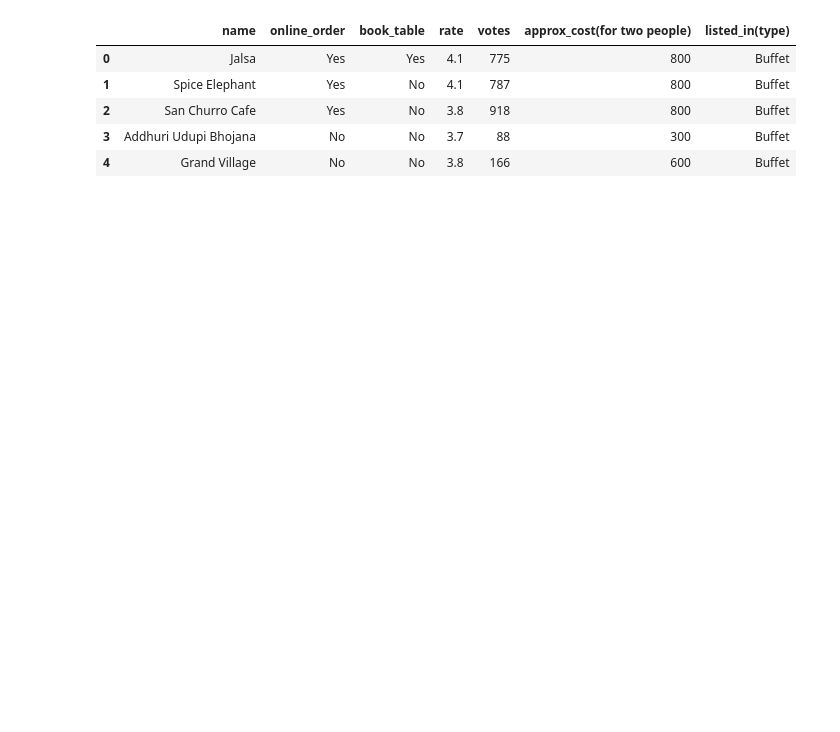
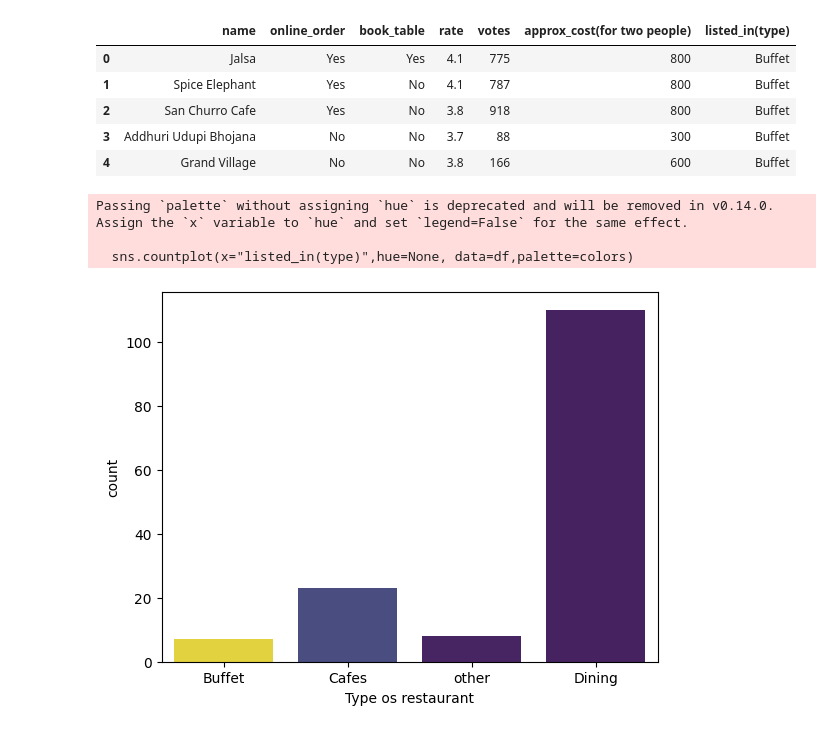
Before and after one commit to Wakgari-Eshetu/datascienceprojects, a Jupyter notebook: datavisual/notebook/zomato.ipynb, the cells around one changed output. Cells and saved outputs as stored; diff of their text form; code cells hidden in the pictures; blank space fills up the shorter version.

```diff
--- a/datavisual/notebook/zomato.ipynb
+++ b/datavisual/notebook/zomato.ipynb
@@ -65,3 +60,17 @@ df.head()
 | 2 | San Churro Cafe | Yes | No | 3.8 | 918 | 800 | Buffet |
 | 3 | Addhuri Udupi Bhojana | No | No | 3.7 | 88 | 300 | Buffet |
 | 4 | Grand Village | No | No | 3.8 | 166 | 600 | Buffet |
+# %%
+#continued data cleaning and preparation
+#2.check for missing or null  values
+df.isnull().sum()
+counts = df['listed_in(type)'].value_counts()
+colors = plt.cm.viridis(counts / counts.max())
+sns.countplot(x="listed_in(type)",hue=None, data=df,palette=colors)
+plt.xlabel("Type os restaurant")
+plt.show()
+# %% [output]
+Passing `palette` without assigning `hue` is deprecated and will be removed in v0.14.0. Assign the `x` variable to `hue` and set `legend=False` for the same effect.
+
+  sns.countplot(x="listed_in(type)",hue=None, data=df,palette=colors)
+[figure, added]
```
Also changed, not shown: parts of 2 cells of this notebook.
